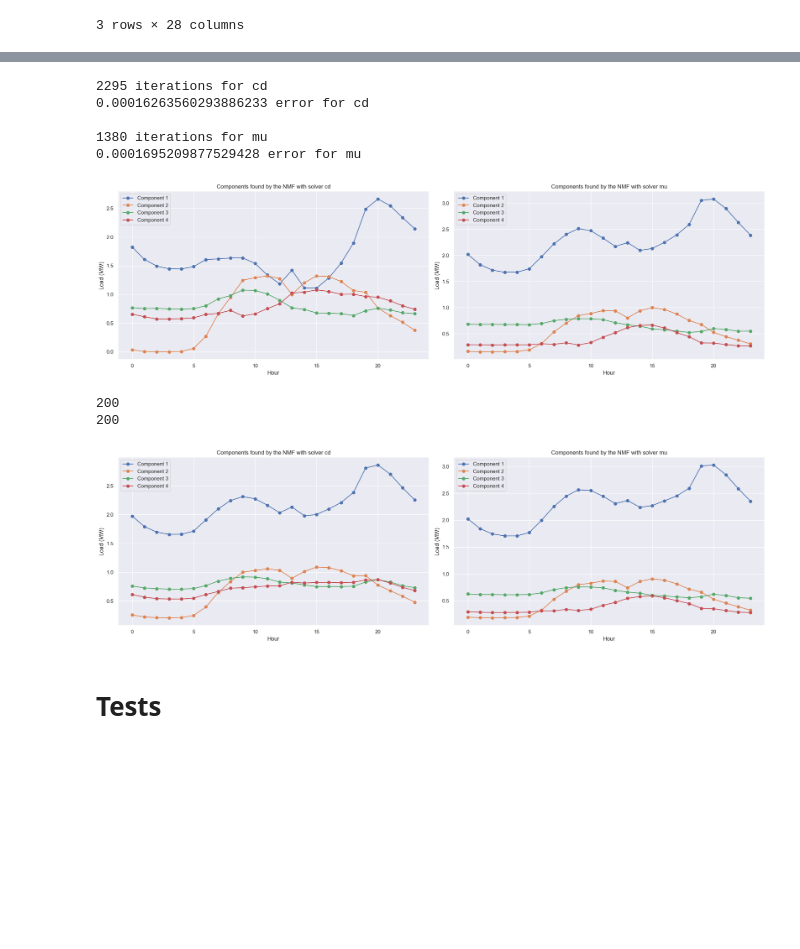
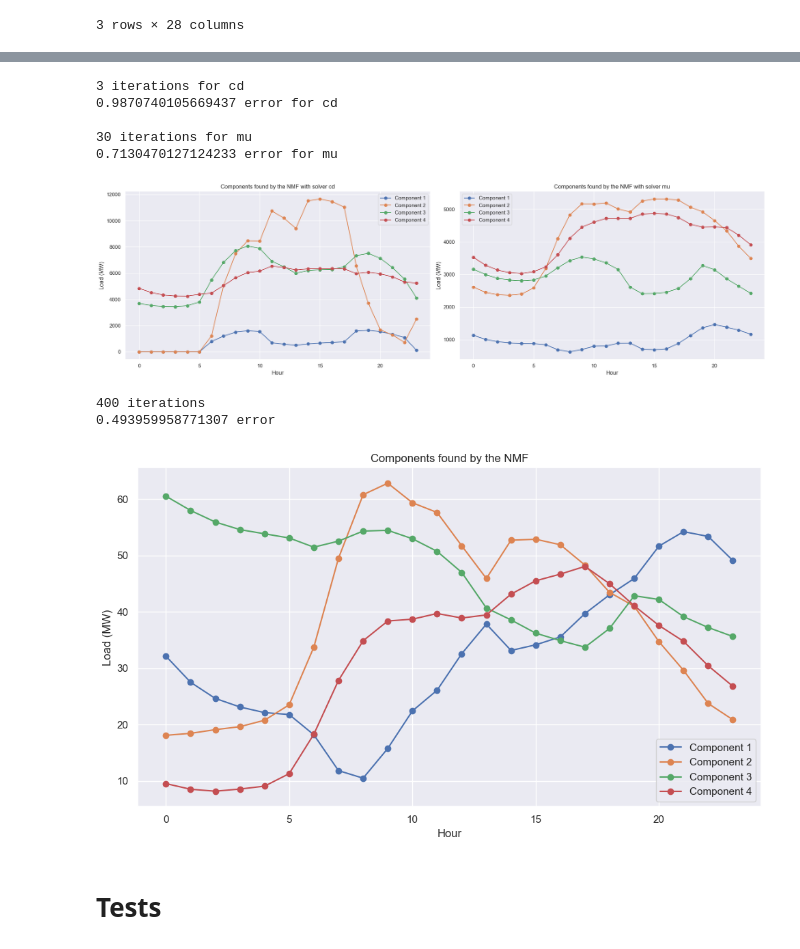
Before and after one commit to gkchln/load_bss, a Jupyter notebook: NMF.ipynb, the cells around one changed output, grey strips where cells are left out. Cells and saved outputs as stored; diff of their text form; code cells hidden in the pictures; blank space fills up the shorter version.

```diff
--- a/NMF.ipynb
+++ b/NMF.ipynb
@@ -57,8 +59,8 @@ df.head(3)
 | Calabria_2021-01-04_Working day | 540.431 | 450.024 | 434.019 | 432.949 | 435.210 | 457.071 | 516.980 | 625.155 | 691.067 | 885.798 | ... | ... |
 3 rows × 28 columns
 # %%
-X = input_df[(df.month=='10')&(df.daytype=='Working day')]
-X = X.div(X.max(axis=1), axis=0)
+# X = input_df[(df.month=='10')&(df.daytype=='Working day')]
+# X = X.div(X.max(axis=1), axis=0)
 X
 # %% [output]
 |  | 0 | 1 | 2 | 3 | 4 | 5 | 6 | 7 | 8 | 9 | ... | ... |
@@ -100,37 +102,43 @@ plot_components(H, ax=axs[1], title=f"Components found by the NMF with solver {s
 
 plt.tight_layout()
 # %% [output]
-2295 iterations for cd
-0.00016263560293886233 error for cd
+3 iterations for cd
+0.9870740105669437 error for cd
 
-1380 iterations for mu
-0.0001695209877529428 error for mu
+30 iterations for mu
+0.7130470127124233 error for mu
-[figure, old version]
+[figure, new version]
 # %%
 n_components = 4
-random_state = None
-tol = 1e-4
-fig, axs = plt.subplots(1, 2, figsize=(20, 6))
+random_state = 3
+tol = 1e-5
+init = 'random'
+max_iter = 4000
+solver = 'mu'
 
-solver = 'cd'
-model = NMF(n_components=n_components, random_state=random_state, solver=solver, tol=tol)
+fig, axs = plt.subplots(1, 1, figsize=(10, 6))
+
+model = NMF(
+    n_components=n_components,
+    random_state=random_state,
+    solver=solver,
+    tol=tol,
+    init=init,
+    max_iter=max_iter
+)
+
 W = model.fit_transform(X)
 H = model.components_
-print(model.n_iter_)
-plot_components(H, ax=axs[0], title=f"Components found by the NMF with solver {solver}")
 
-solver = 'mu'
-model = NMF(n_components=n_components, random_state=random_state, solver=solver, tol=tol)
-W = model.fit_transform(X)
-H = model.components_
-print(model.n_iter_)
-plot_components(H, ax=axs[1], title=f"Components found by the NMF with solver {solver}")
+print('{} iterations'.format(model.n_iter_))
+print('{} error'.format(model.reconstruction_err_/X.size))
+plot_components(H, ax=axs, title=f"Components found by the NMF")
 
 plt.tight_layout()
 # %% [output]
-200
-200
+400 iterations
+0.493959958771307 error
-[figure, old version]
+[figure, new version]
 # %% [markdown]
 # Tests
 # %%
```
Also changed, not shown: parts of 2 cells of this notebook.
